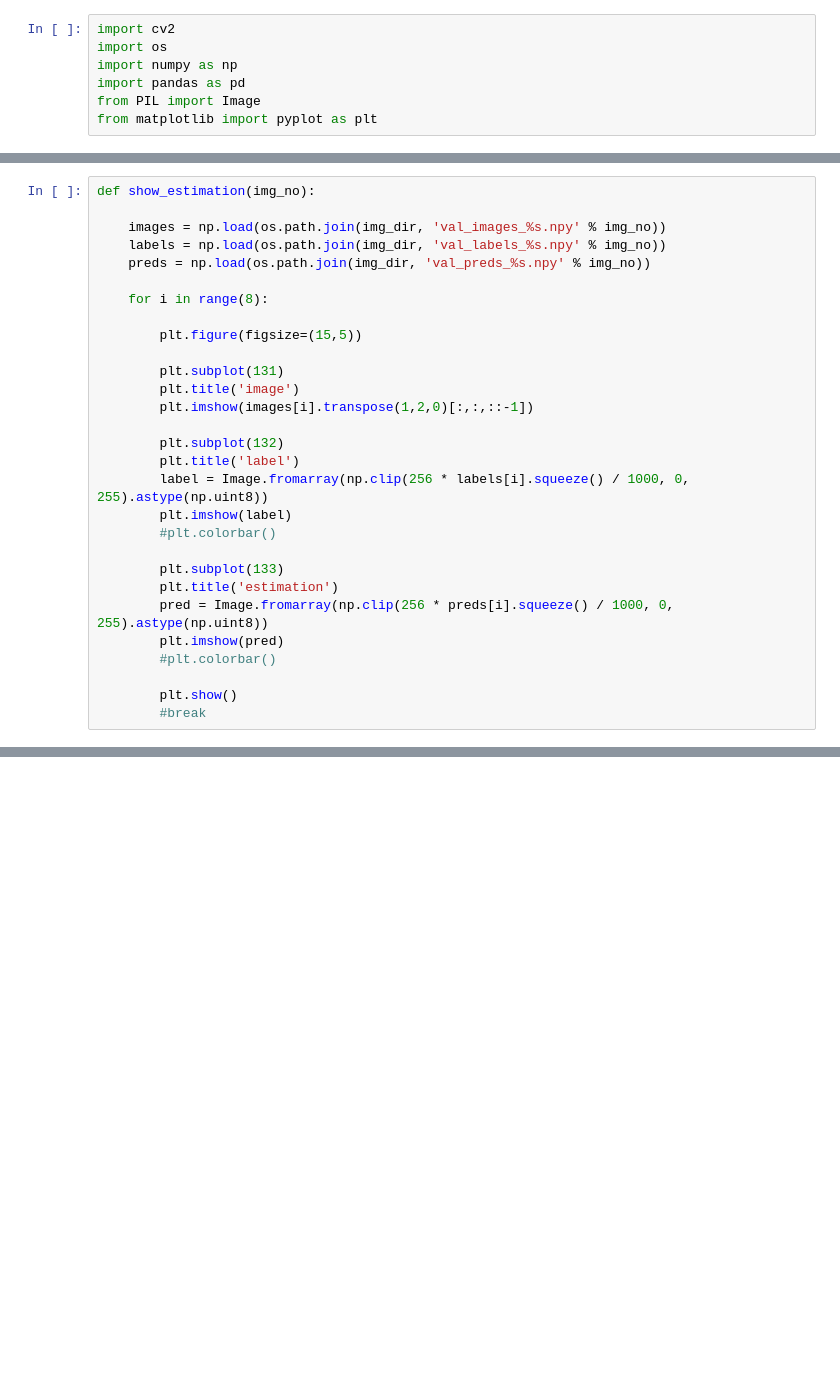
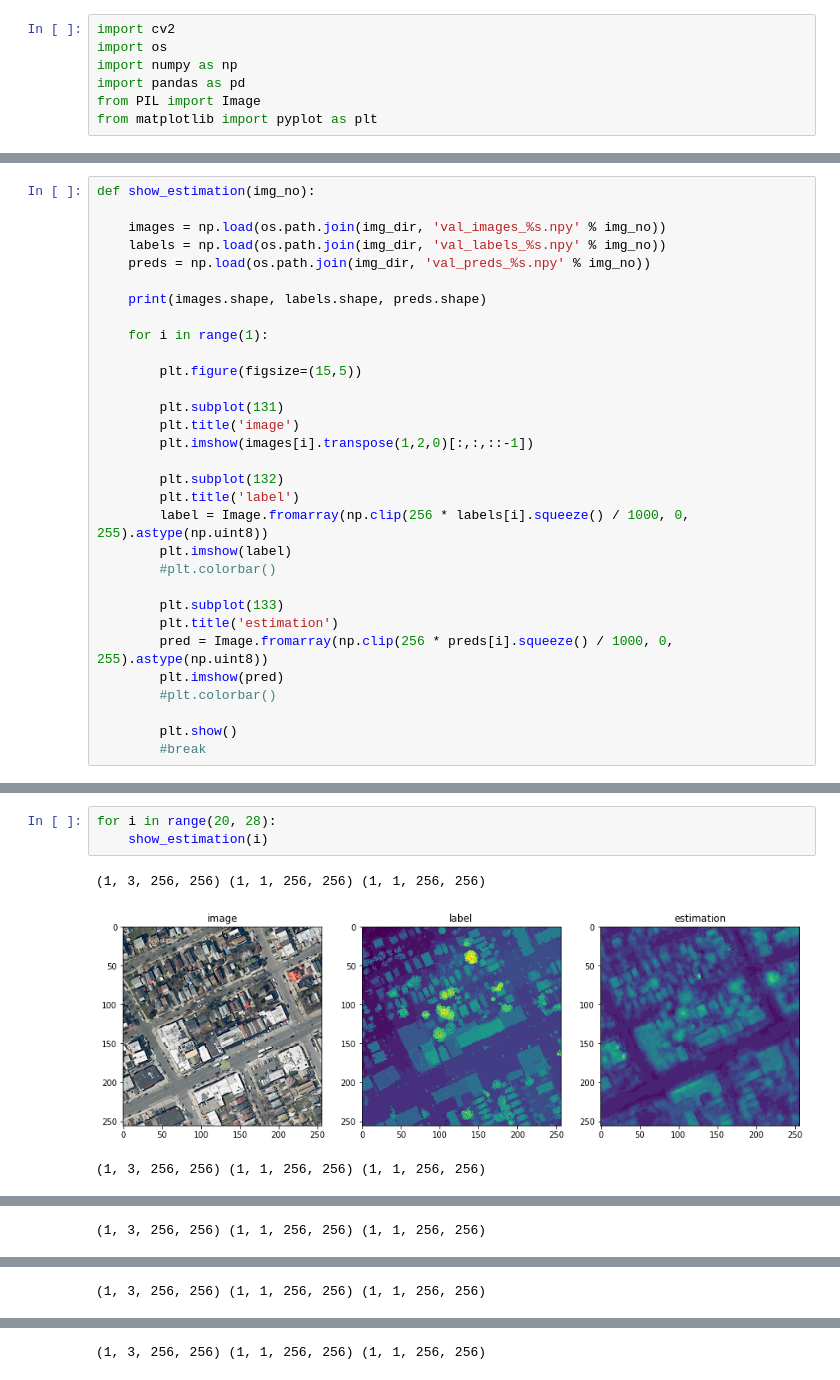
Before and after one commit to shuuchen/UNets, a Jupyter notebook: check_result_regression.ipynb, the cells around one changed output, grey strips where cells are left out. Drawn from its saved outputs; the diff is of its cells as text; blank space fills up the shorter version.

```diff
--- a/check_result_regression.ipynb
+++ b/check_result_regression.ipynb
@@ -15,7 +16,9 @@ def show_estimation(img_no):
     labels = np.load(os.path.join(img_dir, 'val_labels_%s.npy' % img_no))
     preds = np.load(os.path.join(img_dir, 'val_preds_%s.npy' % img_no))
 
-    for i in range(8):
+    print(images.shape, labels.shape, preds.shape)
+
+    for i in range(1):
 
         plt.figure(figsize=(15,5))
 
@@ -84,0 +79,7 @@ show_estimation(15)
+# %%
+for i in range(20, 28):
+    show_estimation(i)
+# %% [output]
+(1, 3, 256, 256) (1, 1, 256, 256) (1, 1, 256, 256)
+[figure, added]
+(1, 3, 256, 256) (1, 1, 256, 256) (1, 1, 256, 256)
@@ -84,0 +87 @@ show_estimation(15)
+(1, 3, 256, 256) (1, 1, 256, 256) (1, 1, 256, 256)
@@ -84,0 +89 @@ show_estimation(15)
+(1, 3, 256, 256) (1, 1, 256, 256) (1, 1, 256, 256)
@@ -84,0 +91 @@ show_estimation(15)
+(1, 3, 256, 256) (1, 1, 256, 256) (1, 1, 256, 256)
```
Also changed, not shown: parts of 6 cells of this notebook, 2 other files.
